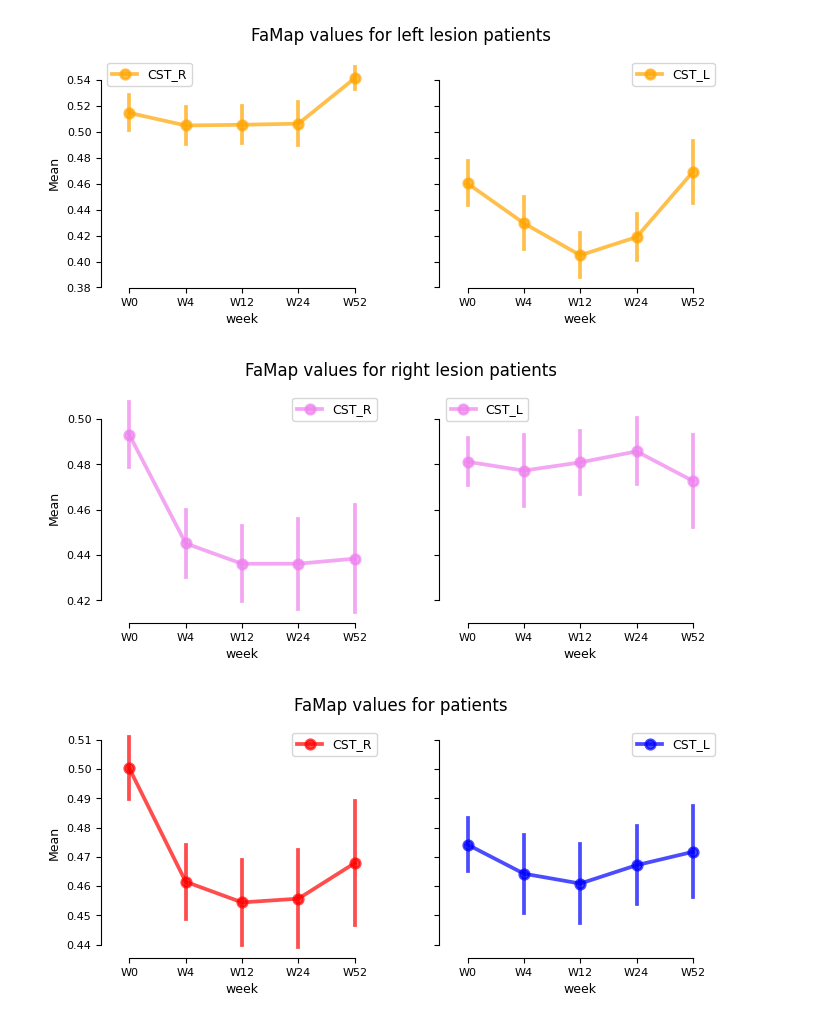
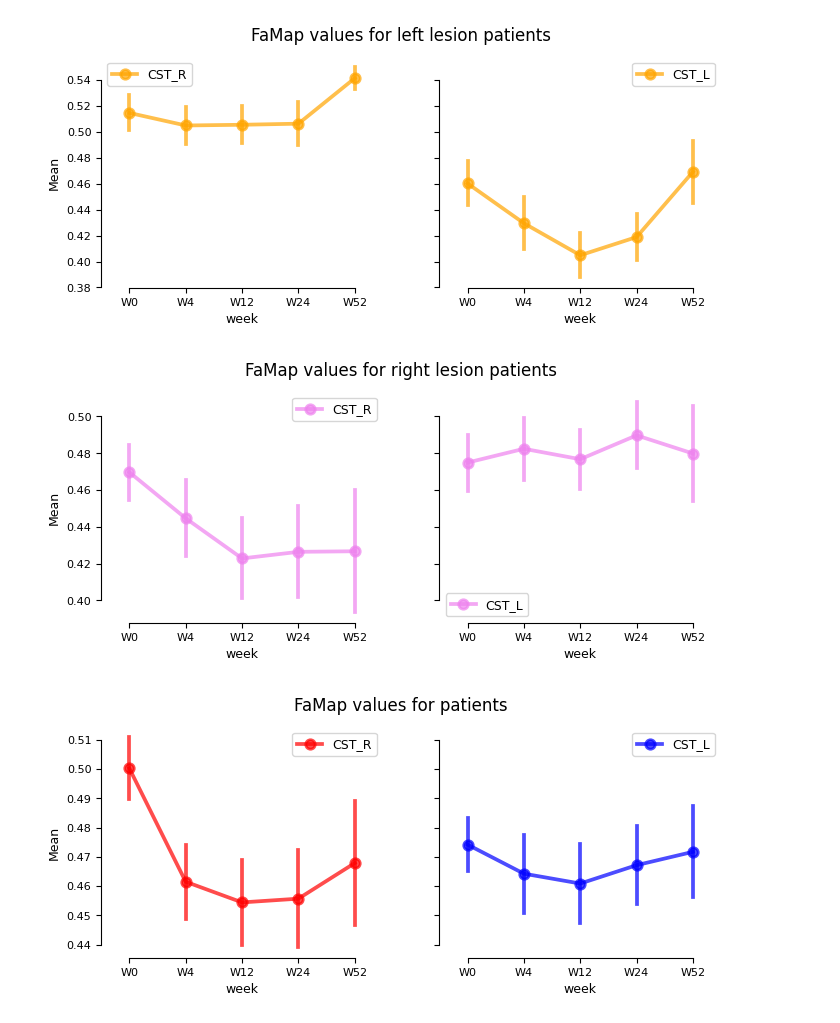
Before and after one commit to medhakp/smarts_cerebellum, a Jupyter notebook: notebooks/observed_DTI.ipynb, the cells around one changed output. Drawn from its saved outputs; the diff is of its cells as text; code cells hidden in the pictures.

```diff
--- a/notebooks/observed_DTI.ipynb
+++ b/notebooks/observed_DTI.ipynb
@@ -19,35 +19,35 @@ df = df[df.Object.isin(regions)]
 # %%
 p_df = pd.read_csv(os.path.join(gl.baseDir, 'participants.tsv'), sep = '\t')
 left_patients = p_df[p_df.LesionSide == 'left ']['subj_id'].unique()
 
 left_dti = df[df.subj_id.isin(left_patients)]
 
 fig, axs = plt.subplots(1, 2, figsize = (8,3), constrained_layout = False, sharey = True, sharex = True)
 sns.pointplot(x = 'week', y = 'Mean', data = left_dti[left_dti['Object'] == regions[0]], alpha = .7, label = regions[0], color = 'orange', estimator = 'mean', ax = axs[0], errorbar = 'se')
 sns.pointplot(x = 'week', y = 'Mean', data = left_dti[left_dti['Object'] == regions[1]], alpha = .7, label = regions[1], color = 'orange', estimator = 'mean', ax = axs[1], errorbar = 'se')
 
 
 plt.suptitle(f"{metric} values for left lesion patients")
 plt.legend()
 sns.despine(trim = True)
 plt.show()
 
-right_patients = p_df[p_df.LesionSide == 'left ']['subj_id'].unique()
+right_patients = p_df[p_df.LesionSide == 'right']['subj_id'].unique()
 
-right_dti = df[~df.subj_id.isin(right_patients)]
+right_dti = df[df.subj_id.isin(right_patients)]
 
 fig, axs = plt.subplots(1, 2, figsize = (8,3), constrained_layout = False, sharey = True, sharex = True)
 sns.pointplot(x = 'week', y = 'Mean', data = right_dti[right_dti['Object'] == regions[0]], alpha = .7, label = regions[0], color = 'violet', estimator = 'mean', ax = axs[0], errorbar = 'se')
 sns.pointplot(x = 'week', y = 'Mean', data = right_dti[right_dti['Object'] == regions[1]], alpha = .7, label = regions[1], color = 'violet', estimator = 'mean', ax = axs[1], errorbar = 'se')
 
 
 plt.suptitle(f"{metric} values for right lesion patients")
 plt.legend()
 sns.despine(trim = True)
 plt.show()
 # %% [output]
 [figure]
-[figure, old version]
+[figure, new version]
 # %%
 fig, axs = plt.subplots(1, 2, figsize = (8,3), constrained_layout = False, sharey = True, sharex = True)
 sns.pointplot(x = 'week', y = 'Mean', data = df[df['Object'] == regions[0]], alpha = .7, label = regions[0], color = 'r', estimator = 'mean', ax = axs[0], errorbar = 'se')
```
